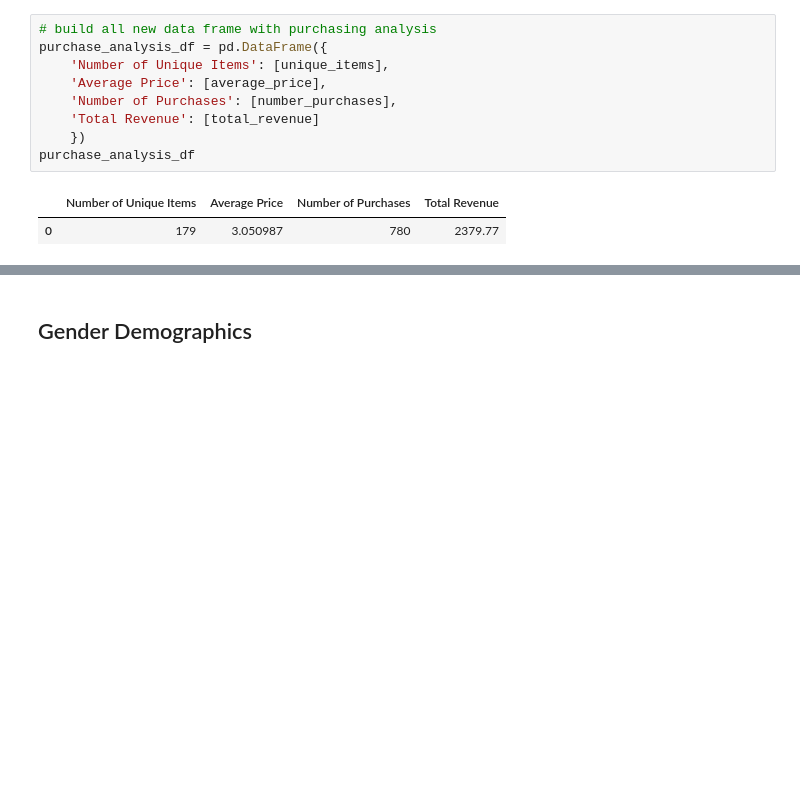
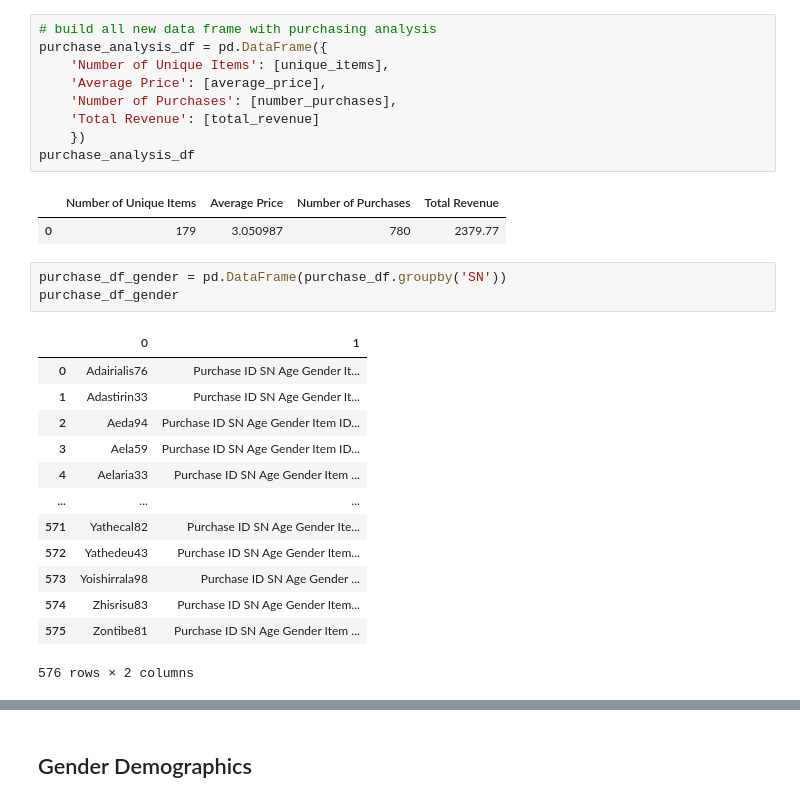
Before and after one commit to atokarev0717/pandas-challenge, a Jupyter notebook: HeroesOfPymoli/HeroesOfPymoli_Script.ipynb, the cells around one changed output, grey strips where cells are left out. Cells and saved outputs as stored; diff of their text form; blank space fills up the shorter version.

Commit message:
added calculation for number of players by gender

```diff
--- a/HeroesOfPymoli/HeroesOfPymoli_Script.ipynb
+++ b/HeroesOfPymoli/HeroesOfPymoli_Script.ipynb
@@ -72,3 +72,20 @@ purchase_analysis_df
 # %% [output]
 |  | Number of Unique Items | Average Price | Number of Purchases | Total Revenue |
 | 0 | 179 | 3.050987 | 780 | 2379.77 |
+# %%
+purchase_df_gender = pd.DataFrame(purchase_df.groupby('SN'))
+purchase_df_gender
+# %% [output]
+|  | 0 | 1 |
+| 0 | Adairialis76 | Purchase ID SN Age Gender It... |
+| 1 | Adastirin33 | Purchase ID SN Age Gender It... |
+| 2 | Aeda94 | Purchase ID SN Age Gender Item ID... |
+| 3 | Aela59 | Purchase ID SN Age Gender Item ID... |
+| 4 | Aelaria33 | Purchase ID SN Age Gender Item ... |
+| ... | ... | ... |
+| 571 | Yathecal82 | Purchase ID SN Age Gender Ite... |
+| 572 | Yathedeu43 | Purchase ID SN Age Gender Item... |
+| 573 | Yoishirrala98 | Purchase ID SN Age Gender ... |
+| 574 | Zhisrisu83 | Purchase ID SN Age Gender Item... |
+| 575 | Zontibe81 | Purchase ID SN Age Gender Item ... |
+576 rows × 2 columns
```
Also changed, not shown: parts of 2 cells of this notebook.
